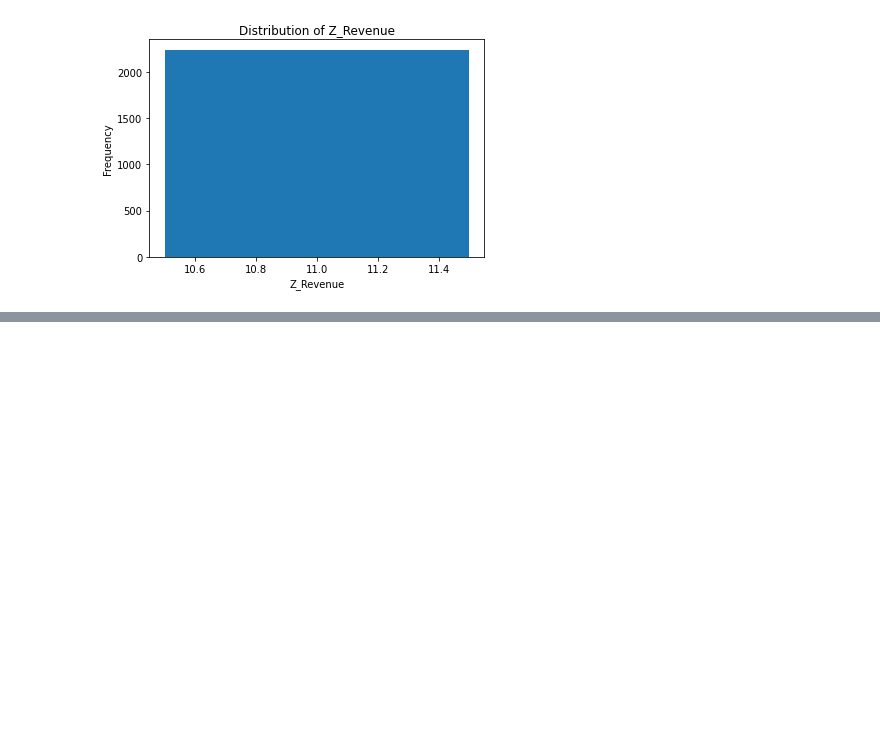
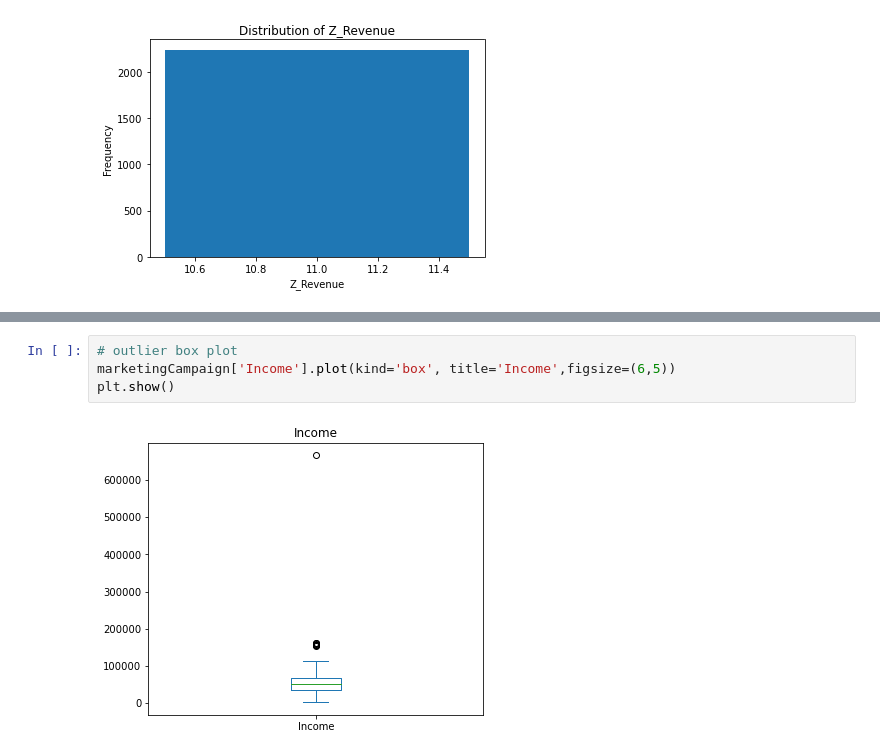
Before and after one commit to ashutoshUSD/ADS505-finalproject, a Jupyter notebook: Exploratory/ProjectEDA.ipynb, the cells around one changed output, grey strips where cells are left out. Cells and saved outputs as stored; diff of their text form; blank space fills up the shorter version.

```diff
--- a/Exploratory/ProjectEDA.ipynb
+++ b/Exploratory/ProjectEDA.ipynb
@@ -265,0 +289,6 @@ Text(0.5, 1.0, 'Distribution of Z_Revenue')
+# %%
+# outlier box plot
+marketingCampaign['Income'].plot(kind='box', title='Income',figsize=(6,5))
+plt.show()
+# %% [output]
+[figure, added]
```
Also changed, not shown: parts of 5 cells of this notebook.
